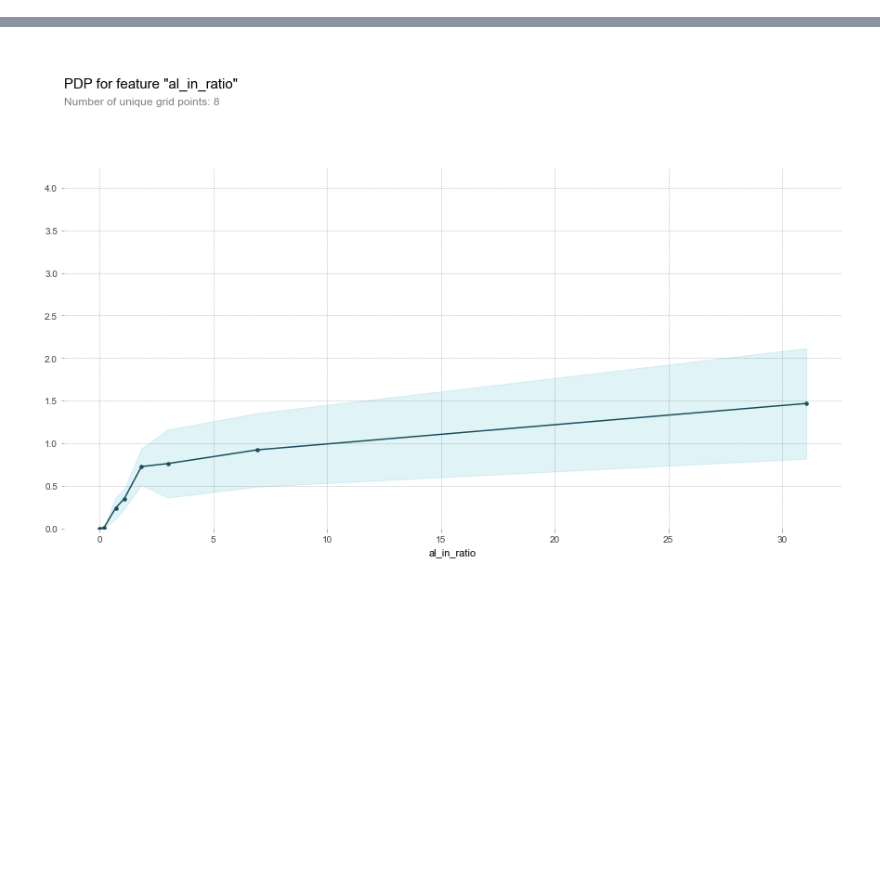
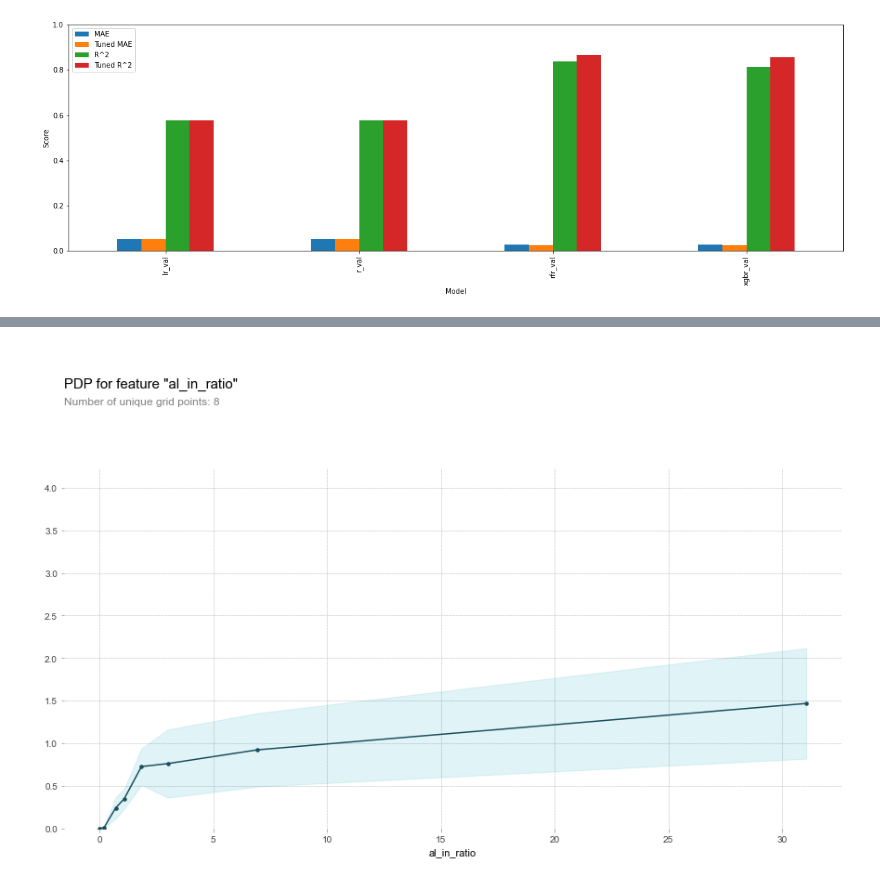
Before and after one commit to no-i-in-team/reesh, a Jupyter notebook: conductors/unit_2_project.ipynb, the cells around one changed output, grey strips where cells are left out. Drawn from its saved outputs; the diff is of its cells as text; code cells hidden in the pictures; blank space fills up the shorter version.

```diff
--- a/conductors/unit_2_project.ipynb
+++ b/conductors/unit_2_project.ipynb
@@ -520,0 +444,7 @@ xgbr2_importances.plot( kind = 'bar' , figsize = ( 10 , 10 ) )
+# %%
+fvs_plot = f_vscores.plot.bar( ylim = ( 0 , 1 ) ,
+                                figsize = ( 20 , 6 ) ,
+                                ylabel = 'Score' ,
+                                xlabel = 'Model' )
+# %% [output]
+[figure, added]
```
Also changed, not shown: parts of 38 cells of this notebook.
